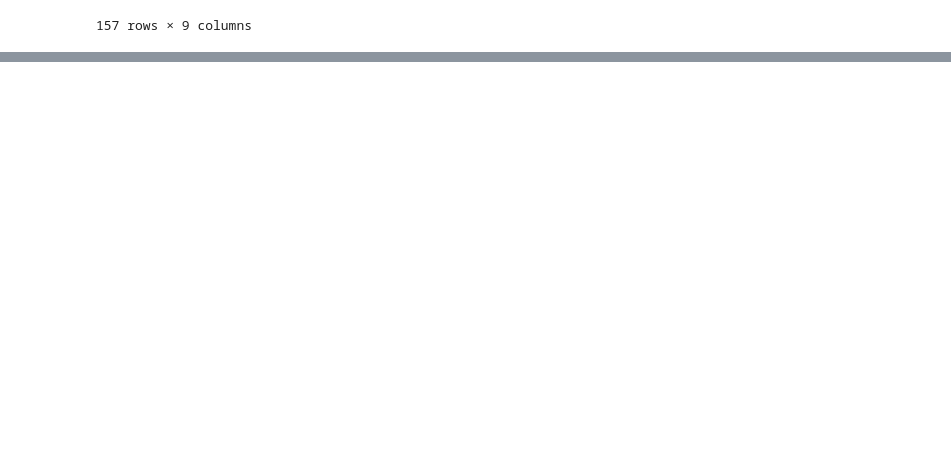
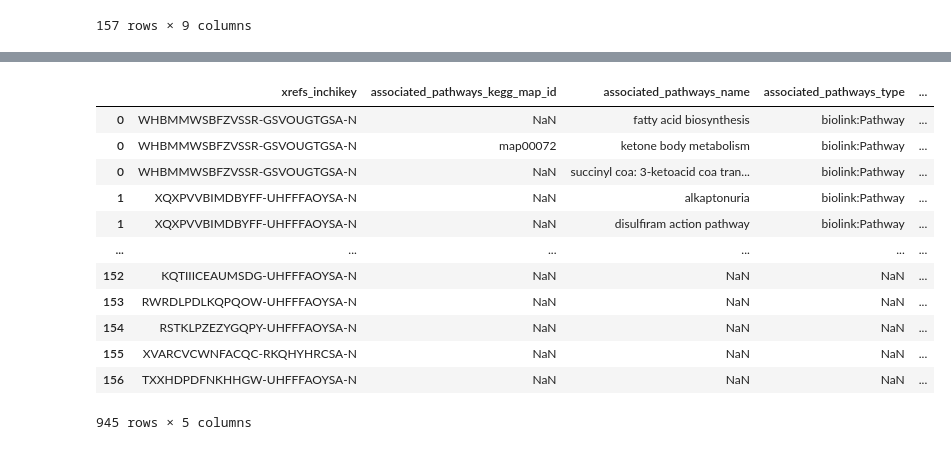
Before and after one commit to g7xu/Exploring_missingness_in_MicrobiomeDataset, a Jupyter notebook: hmdb_microbe_metabolites_jsonToDF.ipynb, the cells around one changed output, grey strips where cells are left out. Drawn from its saved outputs; the diff is of its cells as text; code cells hidden in the pictures; blank space fills up the shorter version.

```diff
--- a/hmdb_microbe_metabolites_jsonToDF.ipynb
+++ b/hmdb_microbe_metabolites_jsonToDF.ipynb
@@ -165,0 +103,24 @@ SyntaxError: invalid syntax (2232342935.py, line 4)
+# %%
+hmdb_inchikeyTo_pathways = pd.DataFrame(data['associated_pathways'].explode()).merge(hmdb_xrefs[['xrefs_inchikey']], left_index = True, right_index=True)
+
+for col in hmdb_inchikeyTo_pathways.columns:
+    if col != 'xrefs_inchikey':
+        uncleaned_col = hmdb_inchikeyTo_pathways[col]
+        hmdb_inchikeyTo_pathways.drop(columns = [col], inplace = True)
+        hmdb_inchikeyTo_pathways = pd.concat([hmdb_inchikeyTo_pathways, atomiclize_col(uncleaned_col)], axis=1)
+
+hmdb_inchikeyTo_pathways
+# %% [output]
+|  | xrefs_inchikey | associated_pathways_kegg_map_id | associated_pathways_name | associated_pathways_type | ... |
+| 0 | WHBMMWSBFZVSSR-GSVOUGTGSA-N | NaN | fatty acid biosynthesis | biolink:Pathway | ... |
+| 0 | WHBMMWSBFZVSSR-GSVOUGTGSA-N | map00072 | ketone body metabolism | biolink:Pathway | ... |
+| 0 | WHBMMWSBFZVSSR-GSVOUGTGSA-N | NaN | succinyl coa: 3-ketoacid coa tran... | biolink:Pathway | ... |
+| 1 | XQXPVVBIMDBYFF-UHFFFAOYSA-N | NaN | alkaptonuria | biolink:Pathway | ... |
+| 1 | XQXPVVBIMDBYFF-UHFFFAOYSA-N | NaN | disulfiram action pathway | biolink:Pathway | ... |
+| ... | ... | ... | ... | ... | ... |
+| 152 | KQTIIICEAUMSDG-UHFFFAOYSA-N | NaN | NaN | NaN | ... |
+| 153 | RWRDLPDLKQPQOW-UHFFFAOYSA-N | NaN | NaN | NaN | ... |
+| 154 | RSTKLPZEZYGQPY-UHFFFAOYSA-N | NaN | NaN | NaN | ... |
+| 155 | XVARCVCWNFACQC-RKQHYHRCSA-N | NaN | NaN | NaN | ... |
+| 156 | TXXHDPDFNKHHGW-UHFFFAOYSA-N | NaN | NaN | NaN | ... |
+945 rows × 5 columns
```
Also changed, not shown: parts of 19 cells of this notebook, 6 other files.
